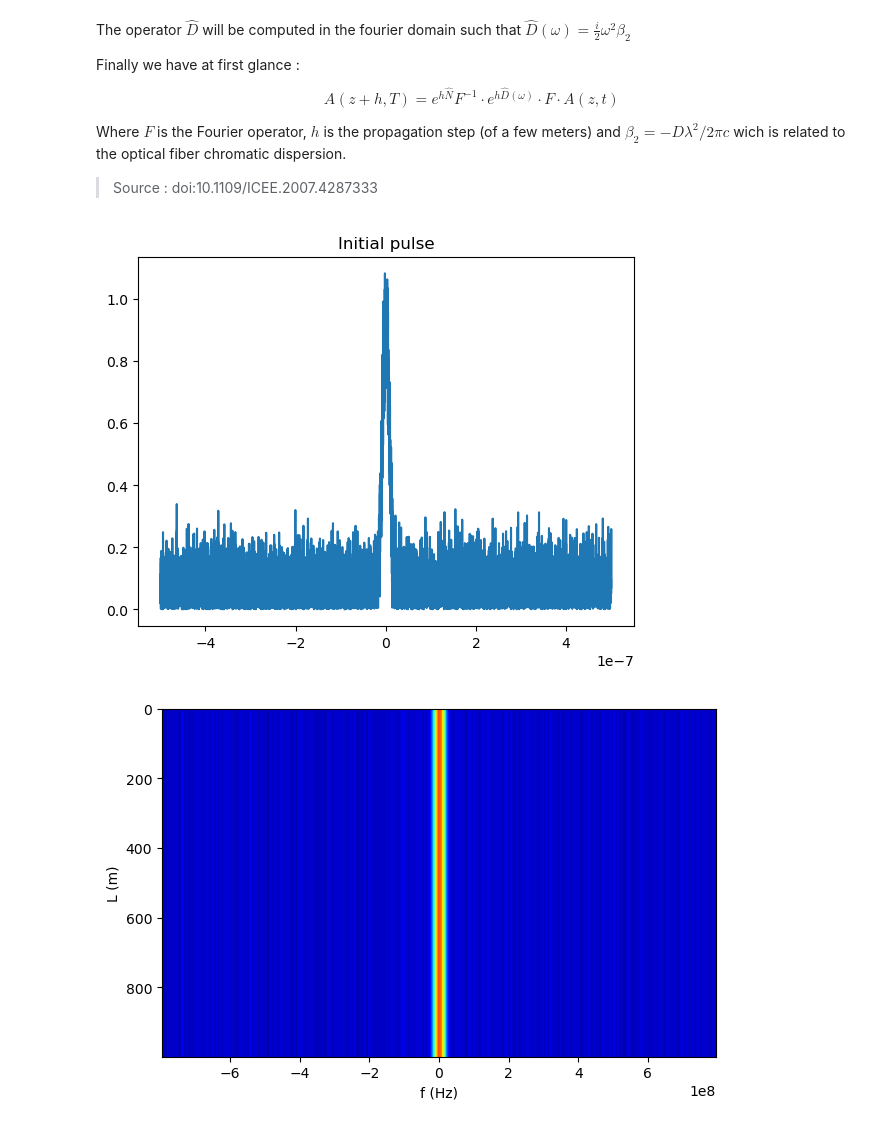
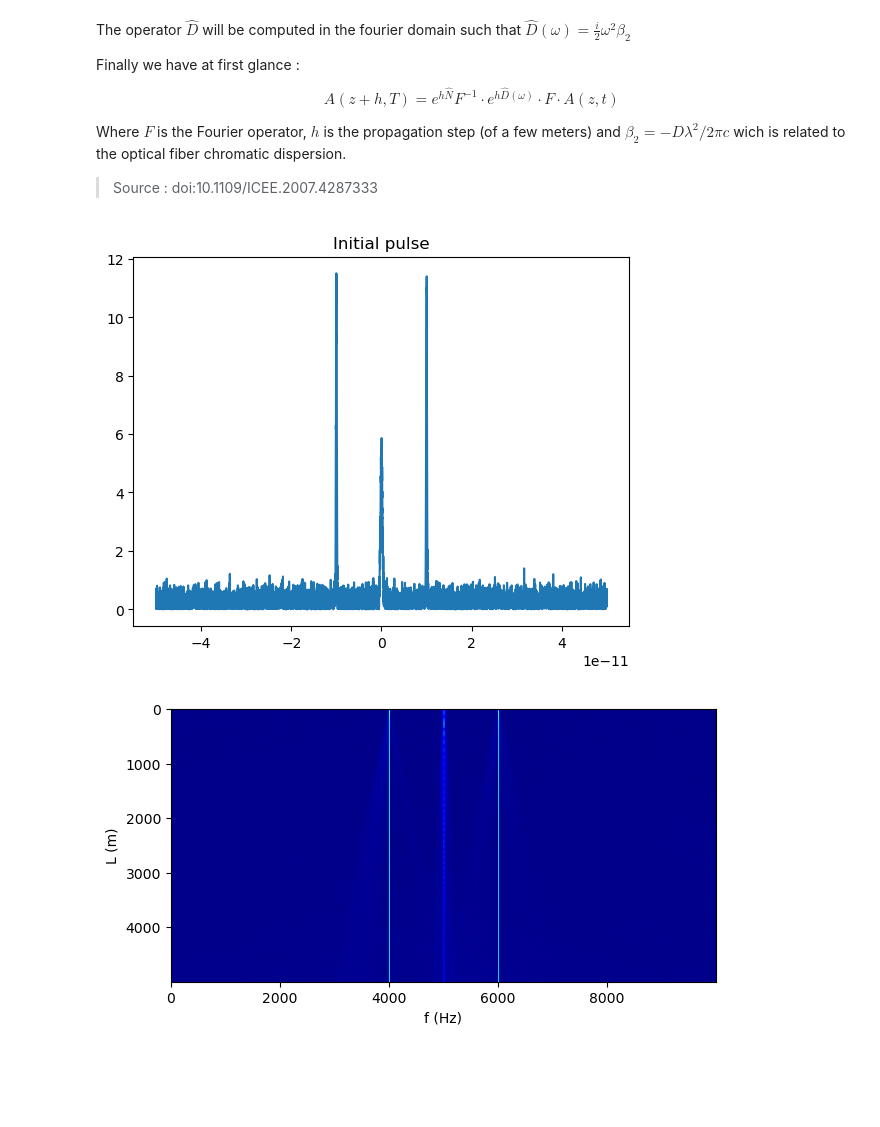
Before and after one commit to Ydeh22/Photonics_Jnotebooks, a Jupyter notebook: NonlinearOptics/NLSE_Split_Step.ipynb, the cells around one changed output. Saved outputs shown, nothing was run; the diff lists cells and outputs as text; code cells hidden in the pictures; blank space fills up the shorter version.

```diff
--- a/NonlinearOptics/NLSE_Split_Step.ipynb
+++ b/NonlinearOptics/NLSE_Split_Step.ipynb
@@ -45,63 +45,67 @@ nm = 1e-9 # nanometer
 ns = 1e-9
 km = 5e3 #kilometer
 ps = 1e-12 #picosecond
-D = -17*ps/nm/km # Dispersion
+D = 17*ps/nm/km # Dispersion
 b2 = -D*l0**2/(2*np.pi*c) # group velocity dispersion (2nd order)
-
+w0 = 2*np.pi*1e10
 # Parameters
 
-alpha=0 # Losses
-gamma=0.78e-3 # Nonlinear factor https://ieeexplore.ieee.org/document/7764544
+alpha=0#0.00005 # Losses
+gamma=0.78e-3 # [1]/m/W Nonlinear factor https://ieeexplore.ieee.org/document/7764544
 
-L = 1e3 # Fiber length
+L = 5e3 # Fiber length
 
 Nt= 10000 # Time sampling
-Nl = 1000 # Length sampling
+Nl = 5000 # Length sampling
 
 # Calculated factors and vectors
 
 h = L/Nl # Lengthstep
-
-T = np.linspace(-500, 500, Nt)*ns # Pulse local time vector
+dT = 0.1*ps # FWHM
+T = np.linspace(-50, 50, Nt)*ps # Pulse local time vector
 z = np.arange(0, Nl, 1)*h # Propagation distance vector
-P0=800e-3 # 1 mW
-n = 0.1
+P0=120 # W
+n = 0.03
 
 dt = T[1]-T[0] # timestep
-w = np.fft.fftshift(np.fft.fftfreq(Nt, d=dt)) # Pulsation vector
+w =  np.fft.fftshift(np.fft.fftfreq(Nt, d=dt)) # Pulsation vector # ?? 2*np.pi*c/l0 +
 Dw = 0.5*1j*w**2*b2 # Calculated dispersion operator
 
 Noise = np.random.randn(1,Nt) # Amplitude noise vector
 
 A =np.asarray(np.zeros((Nl, Nt), dtype=complex)) # System matrix
 B =np.asarray(np.zeros((Nl, Nt), dtype=complex))
-A[0,:]= n*np.sqrt(P0)*Noise + np.sqrt(P0)*(np.exp(-T**2/(12*ns)**2)) # Initial state
+A[0,:]= n*np.sqrt(P0)*Noise + 0.5*np.sqrt(P0)*(np.exp(-T**2/(10*(dT)**2))) # Initial state
+A[0, :] +=  np.sqrt(P0)*(np.exp(-(T-10*ps)**2/(2*(dT)**2)))
+A[0, :] +=  np.sqrt(P0)*(np.exp(-(T+10*ps)**2/(2*(dT)**2)))
+#A[0,:]= n*np.sqrt(P0)*Noise + np.sqrt(P0)*np.sin(w0*T) # Initial state
 B[0,:]=np.fft.fftshift(np.fft.fft(A[0,:]))
 # %%
 plt.plot(T,np.abs(A[0,:]))
 plt.title("Initial pulse")
 plt.show()
 # %% [output]
-[figure, old version]
+[figure, new version]
 # %%
 for i in tqdm(range(1,Nl)):
-    # Fourier domain
+
     N = 1j*gamma*np.abs(A[i-1,:])**2-0.5*alpha
-    Ai = np.fft.fftshift(np.fft.fft(A[i-1,:])) # Fourier
-    Ai = np.exp(h*Dw)*Ai # Dispersion
-    Ai = np.fft.ifft(np.fft.ifftshift(Ai)) # Temporal
-    Ai = np.exp(h*N)*Ai # Nonlinearity
+    Ai = np.exp(0.5*h*N)*A[i-1,:] # half Nonlinearity 1
+    Ai = np.fft.fftshift(np.fft.fft(Ai)) # Fourier domain
+    Ai = np.exp(h*Dw)*Ai # Dispersion in Fourier domain
+    Ai = np.fft.ifft(np.fft.ifftshift(Ai)) # Temporal domain
+    Ai = np.exp(0.5*h*N)*Ai # half Nonlinearity 2
     A[i,:] = Ai
     B[i,:] = np.fft.fftshift(np.fft.fft(Ai))
 # %%
 f = w/(2*np.pi)
 extent = [f[0], f[-1], z[-1], z[0]]
-plt.imshow(np.abs(A), extent=extent, aspect=1e6, cmap='jet')
+plt.imshow(np.abs(A), aspect=1, cmap='jet')
 plt.xlabel(r"f (Hz)")
 plt.ylabel(r"L (m)")
 
 plt.tight_layout()
 plt.show()
 # %% [output]
-[figure, old version]
+[figure, new version]
 # %%
```
Also changed, not shown: parts of 7 cells of this notebook, 1 other file.
